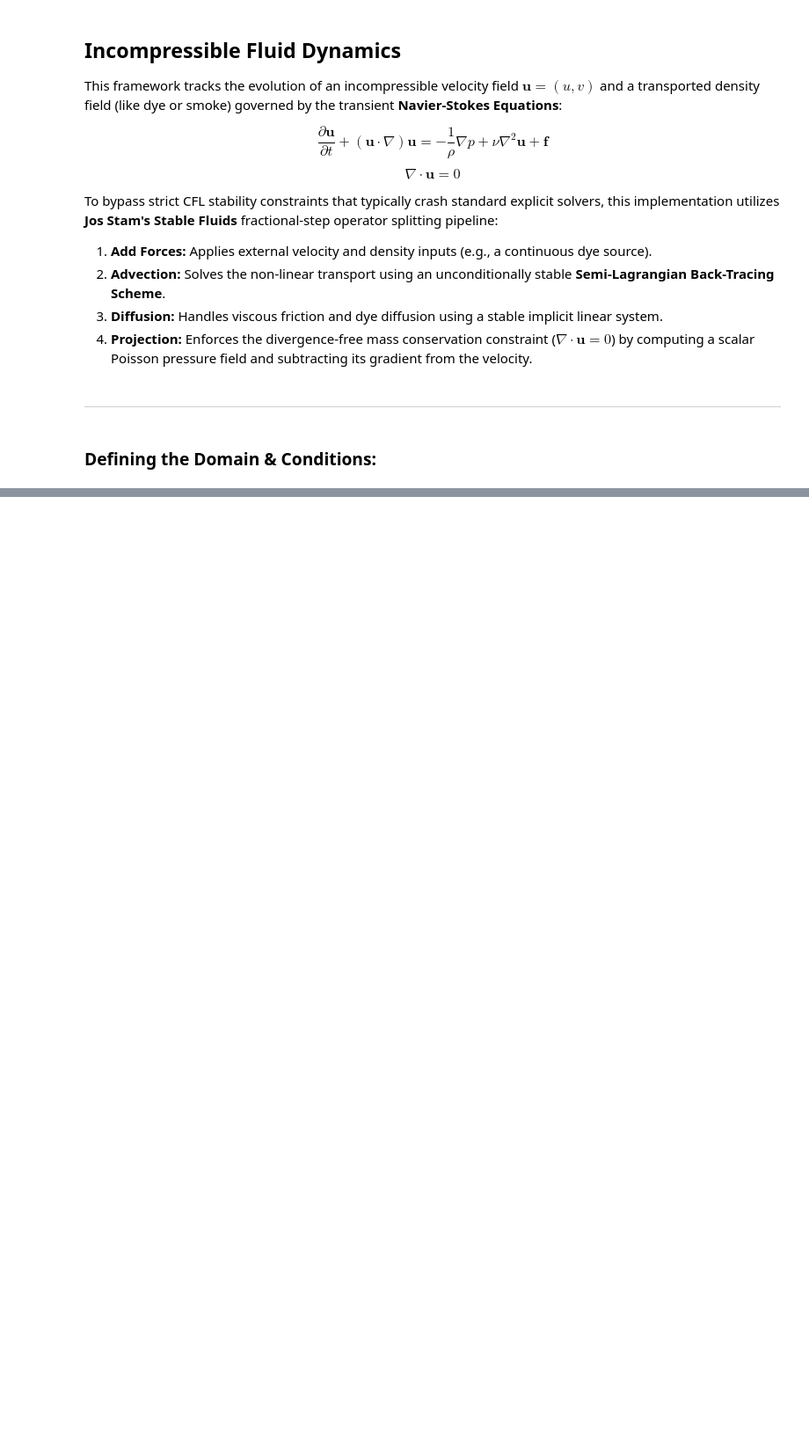
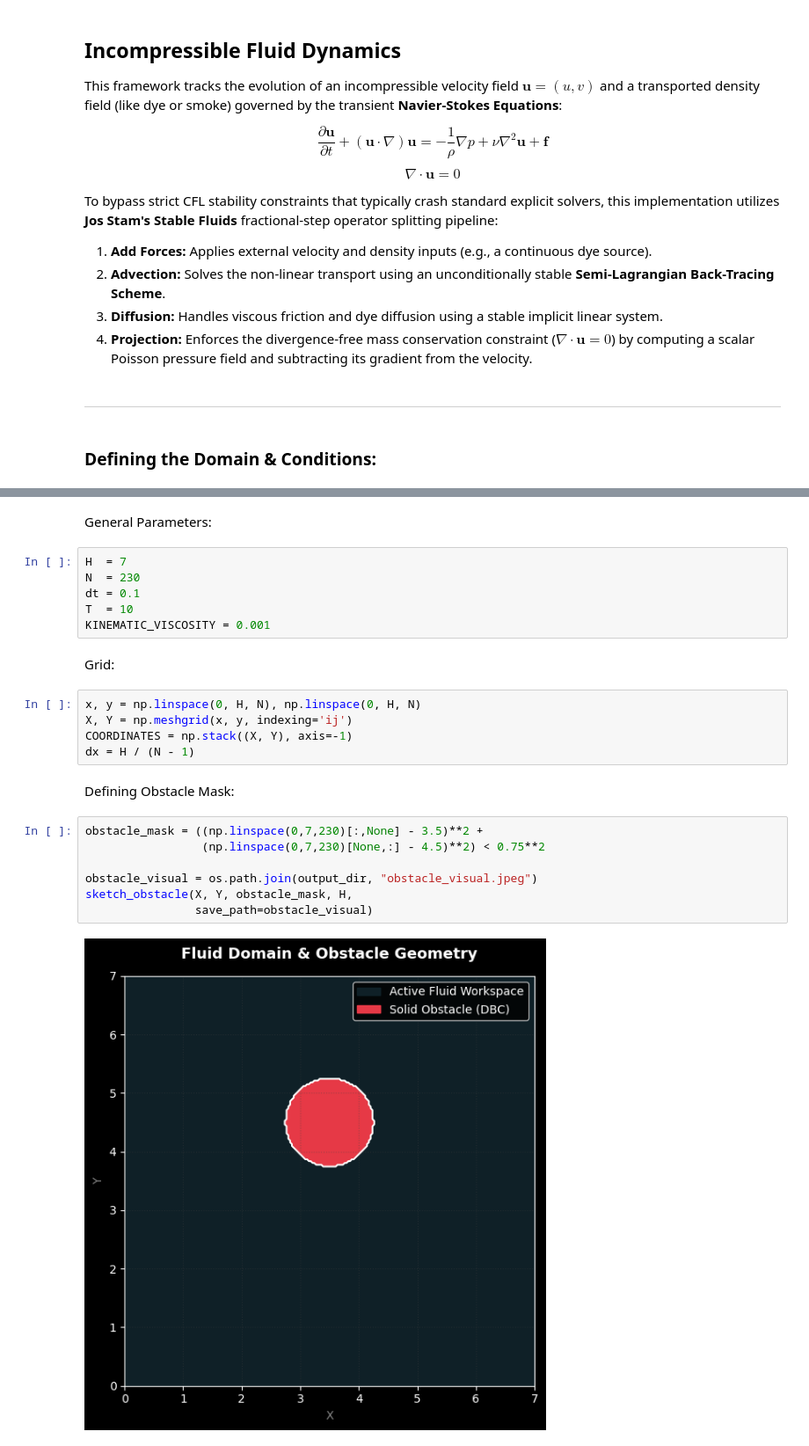
Before and after one commit to Japanese-Maple/CFD, a Jupyter notebook: Demonstrations/Fluid_Flow_NS_Examples.ipynb, the cells around one changed output, grey strips where cells are left out. Shown at 88% size. Drawn from its saved outputs; the diff is of its cells as text; blank space fills up the shorter version.

Commit message:
Visualizations added

```diff
--- a/Demonstrations/Fluid_Flow_NS_Examples.ipynb
+++ b/Demonstrations/Fluid_Flow_NS_Examples.ipynb
@@ -91,0 +60,26 @@ render_fluid_frames(solution, H, N, dx, dpi=200, num_workers=15, framerate=30,
+# %% [markdown]
+General Parameters:
+# %%
+H  = 7
+N  = 230
+dt = 0.1
+T  = 10
+KINEMATIC_VISCOSITY = 0.001
+# %% [markdown]
+Grid:
+# %%
+x, y = np.linspace(0, H, N), np.linspace(0, H, N)
+X, Y = np.meshgrid(x, y, indexing='ij')
+COORDINATES = np.stack((X, Y), axis=-1)
+dx = H / (N - 1)
+# %% [markdown]
+Defining Obstacle Mask:
+# %%
+obstacle_mask = ((np.linspace(0,7,230)[:,None] - 3.5)**2 +
+                 (np.linspace(0,7,230)[None,:] - 4.5)**2) < 0.75**2
+
+obstacle_visual = os.path.join(output_dir, "obstacle_visual.jpeg")
+sketch_obstacle(X, Y, obstacle_mask, H,
+                save_path=obstacle_visual)
+# %% [output]
+[figure, added]
```
Also changed, not shown: parts of 10 cells of this notebook, 3 other files.
